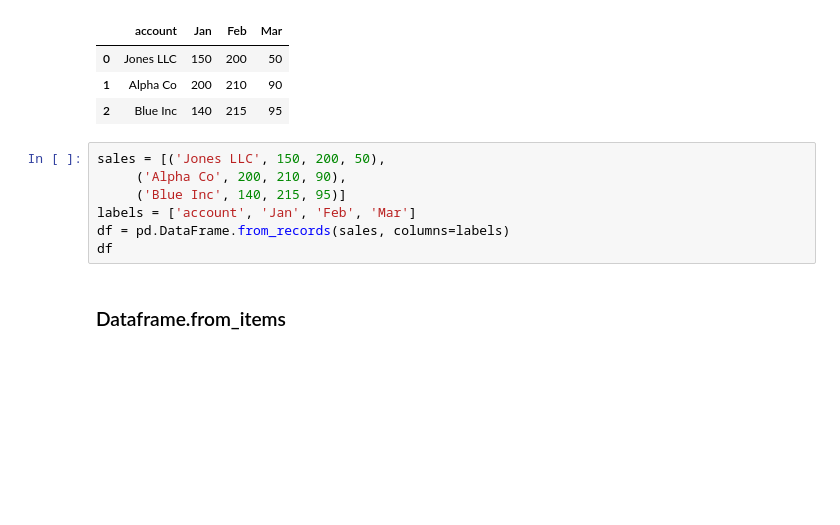
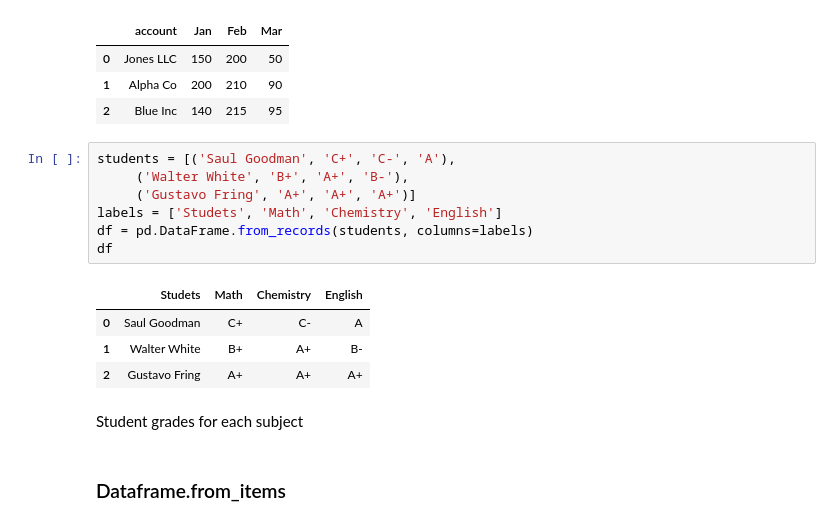
Before and after one commit to SorrenJ/Week1-Introduction_to_Python, a Jupyter notebook: Copy_of_Copy_of_Copy_of_Introduction_to_Python.ipynb, the cells around one changed output. Cells and saved outputs as stored; diff of their text form; blank space fills up the shorter version.

```diff
--- a/Copy_of_Copy_of_Copy_of_Introduction_to_Python.ipynb
+++ b/Copy_of_Copy_of_Copy_of_Introduction_to_Python.ipynb
@@ -1922,13 +1922,20 @@ df
 | 0 | Jones LLC | 150 | 200 | 50 |
 | 1 | Alpha Co | 200 | 210 | 90 |
 | 2 | Blue Inc | 140 | 215 | 95 |
-# %%
-sales = [('Jones LLC', 150, 200, 50),
-     ('Alpha Co', 200, 210, 90),
-     ('Blue Inc', 140, 215, 95)]
-labels = ['account', 'Jan', 'Feb', 'Mar']
-df = pd.DataFrame.from_records(sales, columns=labels)
-df
+# %%
+students = [('Saul Goodman', 'C+', 'C-', 'A'),
+     ('Walter White', 'B+', 'A+', 'B-'),
+     ('Gustavo Fring', 'A+', 'A+', 'A+')]
+labels = ['Studets', 'Math', 'Chemistry', 'English']
+df = pd.DataFrame.from_records(students, columns=labels)
+df
+# %% [output]
+|  | Studets | Math | Chemistry | English |
+| 0 | Saul Goodman | C+ | C- | A |
+| 1 | Walter White | B+ | A+ | B- |
+| 2 | Gustavo Fring | A+ | A+ | A+ |
+# %% [markdown]
+Student grades for each subject
 # %% [markdown]
 ### Dataframe.from_items
 # %% [markdown]
```
Also changed, not shown: parts of 3 cells of this notebook.
